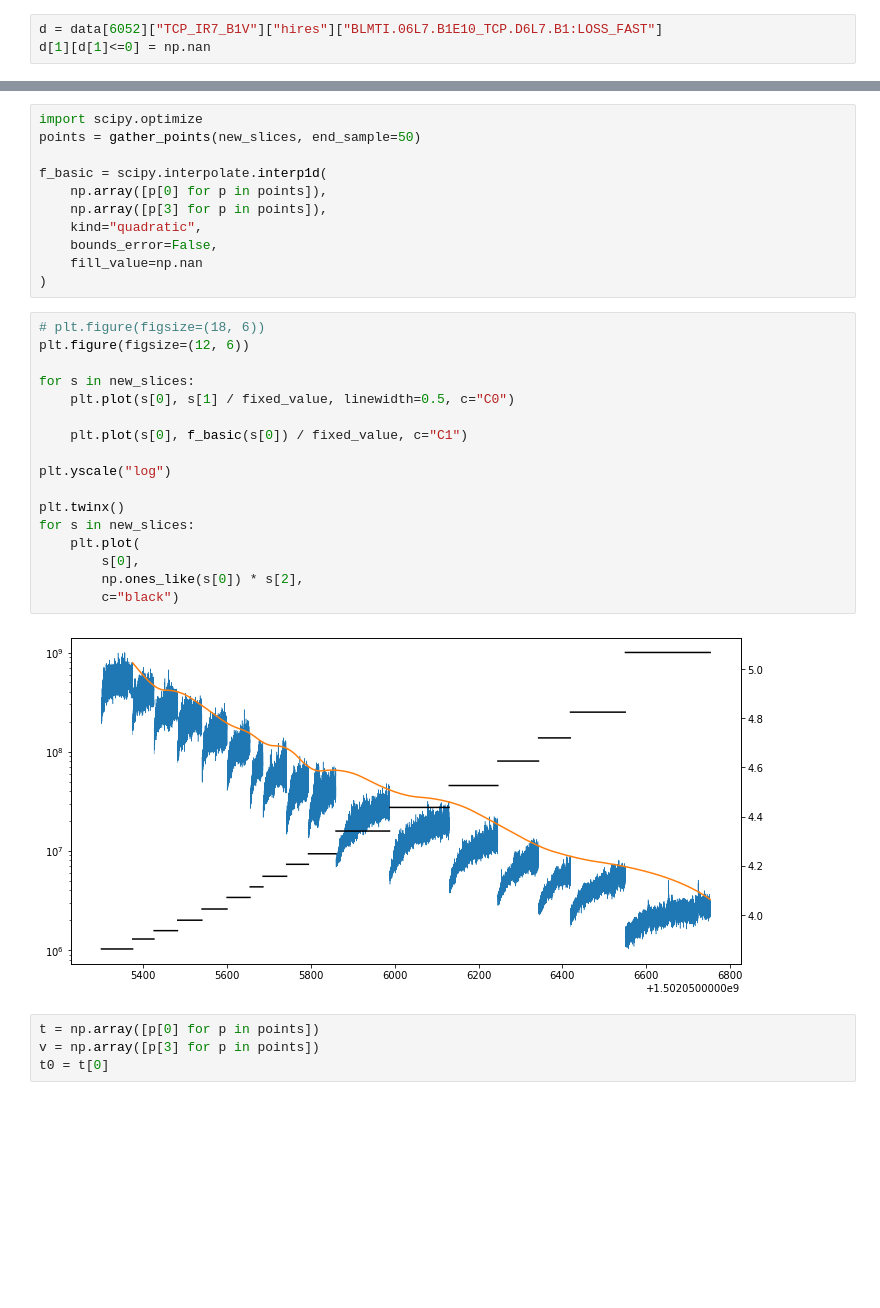
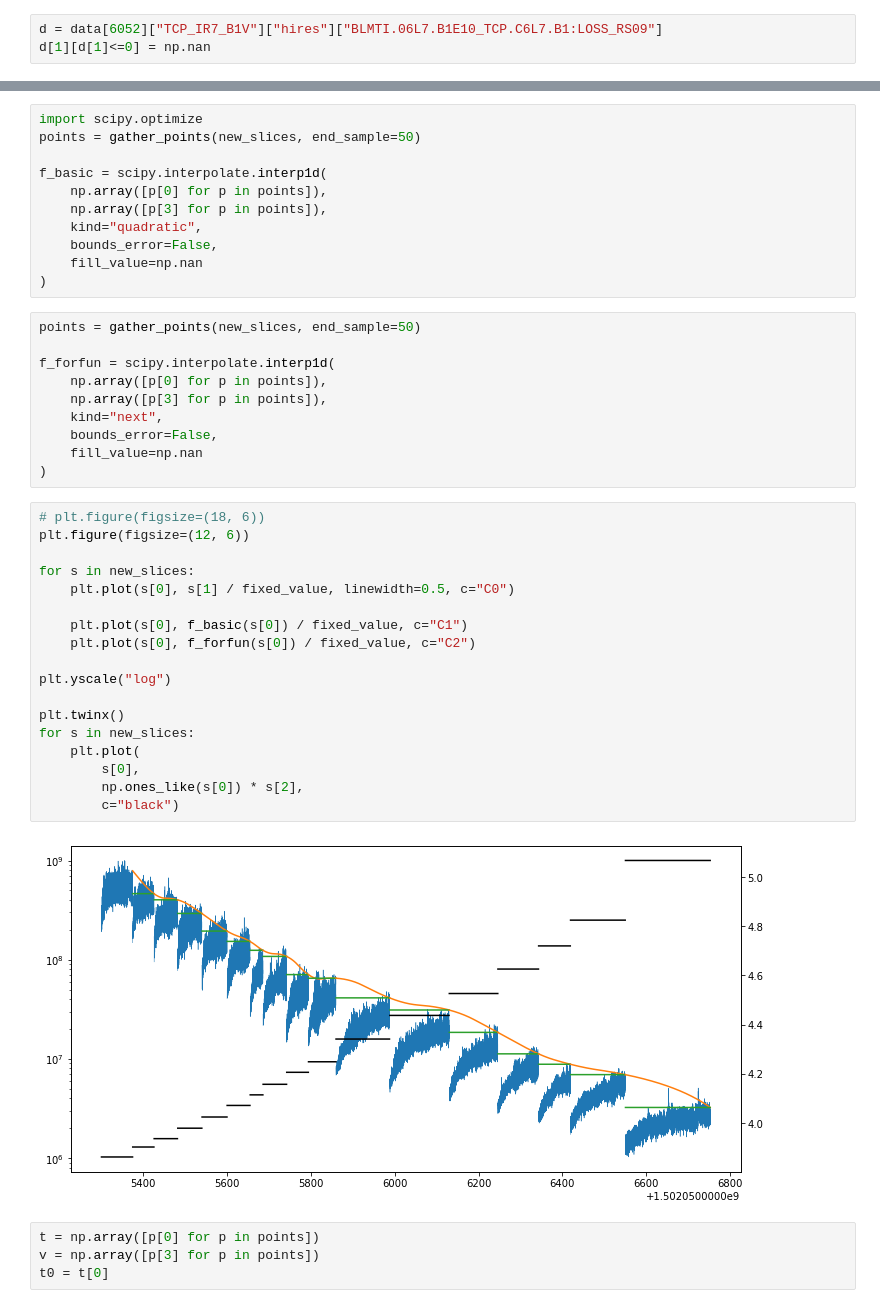
Before and after one commit to carlidel/collimator_scans, a Jupyter notebook: possible_interpolations.ipynb, the cells around one changed output, grey strips where cells are left out. Cells and saved outputs as stored; diff of their text form; blank space fills up the shorter version.

```diff
--- a/possible_interpolations.ipynb
+++ b/possible_interpolations.ipynb
@@ -97,7 +97,7 @@ data[6052]["TCP_IR7_B1V"]["hires"].keys()
 # %% [output]
 dict_keys(['BLMTI.06L7.B1E10_TCP.D6L7.B1:LOSS_FAST', 'LHC.BCTDC.A6R4.B1:BEAM_INTENSITY', 'LHC.BCTDC.A6R4.B2:BEAM_INTENSITY', 'BLMTI.06L7.B1E10_TCP.C6L7.B1:LOSS_RS09', 'BLMEI.06L7.B1E10_TCP.A6L7.B1:LOS ...
 # %%
-d = data[6052]["TCP_IR7_B1V"]["hires"]["BLMTI.06L7.B1E10_TCP.D6L7.B1:LOSS_FAST"]
+d = data[6052]["TCP_IR7_B1V"]["hires"]["BLMTI.06L7.B1E10_TCP.C6L7.B1:LOSS_RS09"]
 d[1][d[1]<=0] = np.nan
 # %%
 plt.figure(figsize=(18, 6))
@@ -340,25 +340,36 @@ f_basic = scipy.interpolate.interp1d(
     bounds_error=False,
     fill_value=np.nan
 )
+# %%
+points = gather_points(new_slices, end_sample=50)
+
+f_forfun = scipy.interpolate.interp1d(
+    np.array([p[0] for p in points]),
+    np.array([p[3] for p in points]),
+    kind="next",
+    bounds_error=False,
+    fill_value=np.nan
+)
 # %%
 # plt.figure(figsize=(18, 6))
 plt.figure(figsize=(12, 6))
 
 for s in new_slices:
     plt.plot(s[0], s[1] / fixed_value, linewidth=0.5, c="C0")
 
     plt.plot(s[0], f_basic(s[0]) / fixed_value, c="C1")
+    plt.plot(s[0], f_forfun(s[0]) / fixed_value, c="C2")
 
 plt.yscale("log")
 
 plt.twinx()
 for s in new_slices:
     plt.plot(
         s[0],
         np.ones_like(s[0]) * s[2],
         c="black")
 # %% [output]
-[figure, old version]
+[figure, new version]
 # %%
 t = np.array([p[0] for p in points])
 v = np.array([p[3] for p in points])
```
Also changed, not shown: parts of 17 cells of this notebook, 17 other files.
